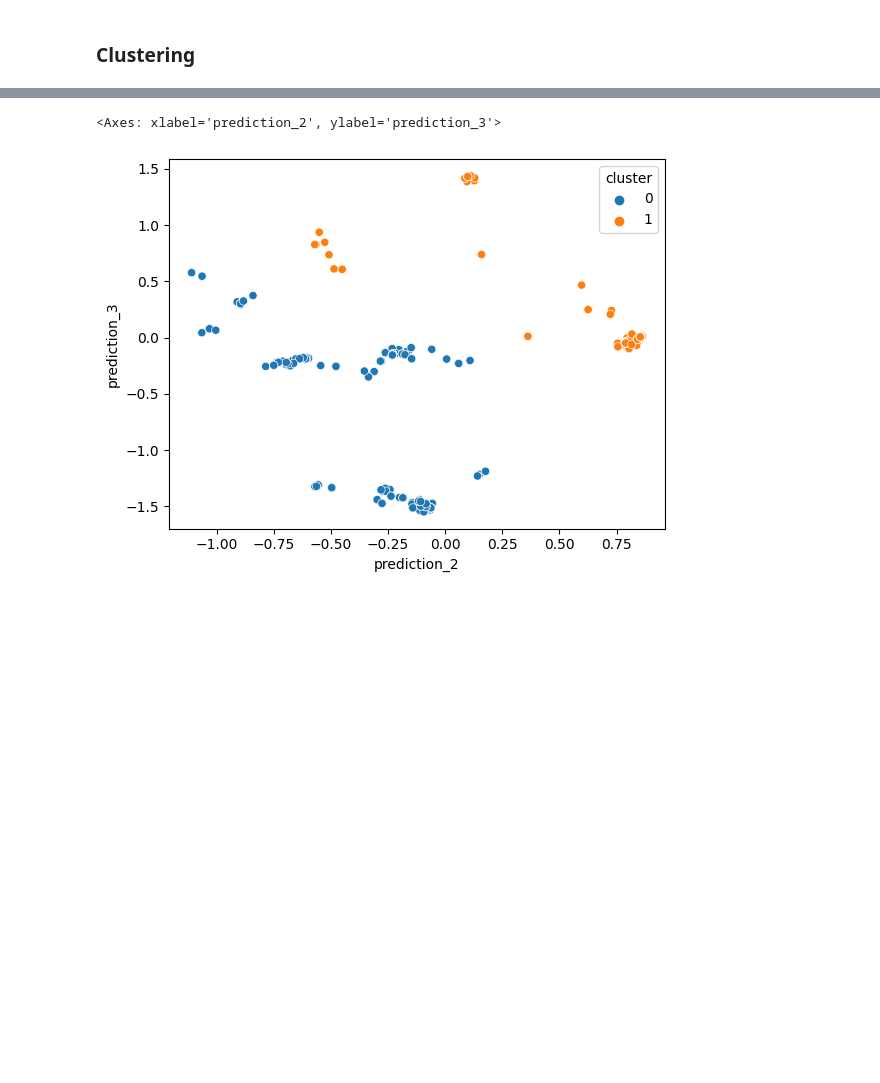
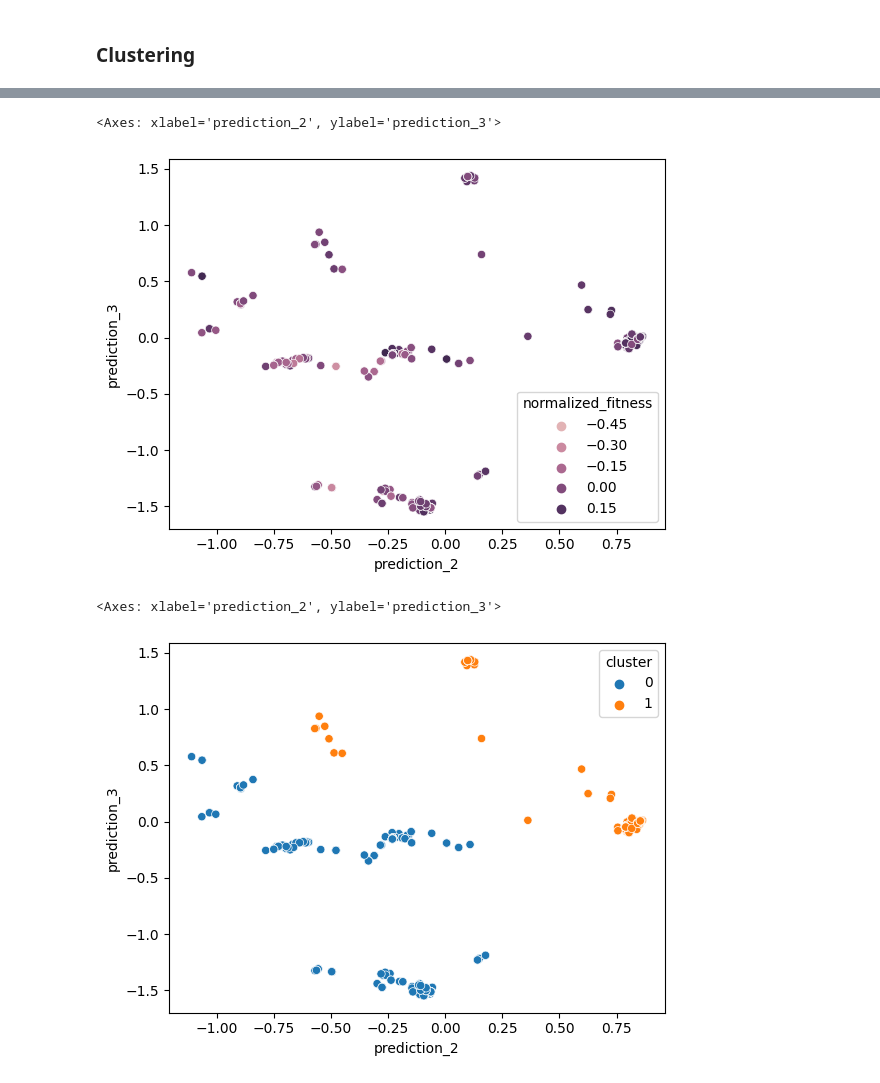
Before and after one commit to aapsonn/GeneticFitness, a Jupyter notebook: notebooks/VAE validation.ipynb, the cells around one changed output, grey strips where cells are left out. Drawn from its saved outputs; the diff is of its cells as text; code cells hidden in the pictures; blank space fills up the shorter version.

```diff
--- a/notebooks/VAE validation.ipynb
+++ b/notebooks/VAE validation.ipynb
@@ -44,7 +44,8 @@ correlation_df["num_sequences"] = correlation_df["aa"].map(lambda x: len(df[df["
 # %% [markdown]
 ### Look at significant correlations
 # %%
-significant_groups = correlation_df[(correlation_df["prediction_2_correlation_p_value"]) & (correlation_df["prediction_2_correlation"] > 0.6)]
+significant_groups = correlation_df[(correlation_df["prediction_2_correlation_p_value"] < 0.05) & (correlation_df["prediction_2_correlation"] > 0.6)]
+significant_samples = df[df["mutated_amino_acids"].isin(significant_groups["aa"].tolist())]
 significant_groups.describe()
 # %% [output]
 |  | prediction_0_correlation | prediction_1_correlation | prediction_2_correlation | prediction_3_correlation | ... |
@@ -56,8 +57,6 @@ significant_groups.describe()
 | 50% | -0.146623 | 0.540918 | 0.732726 | 0.421831 | ... |
 | 75% | 0.182821 | 0.656899 | 0.835373 | 0.586076 | ... |
 | max | 1.000000 | 0.834385 | 1.000000 | 0.822473 | ... |
-# %%
-significant_samples = df[df["mutated_amino_acids"].isin(significant_groups["aa"])]
 # %% [markdown]
 significant_samples.describe()
 # %%
@@ -123,3 +122,8 @@ See the caveats in the documentation: https://pandas.pydata.org/pandas-docs/stab
+# %%
+sns.scatterplot(x="prediction_2", y="prediction_3", data=significant_samples, hue="normalized_fitness")
+# %% [output]
+<Axes: xlabel='prediction_2', ylabel='prediction_3'>
+[figure, added]
 # %%
 sns.scatterplot(x="prediction_2", y="prediction_3", data=significant_samples, hue="cluster")
 # %% [output]
```
Also changed, not shown: parts of 6 cells of this notebook, 18 other files.
